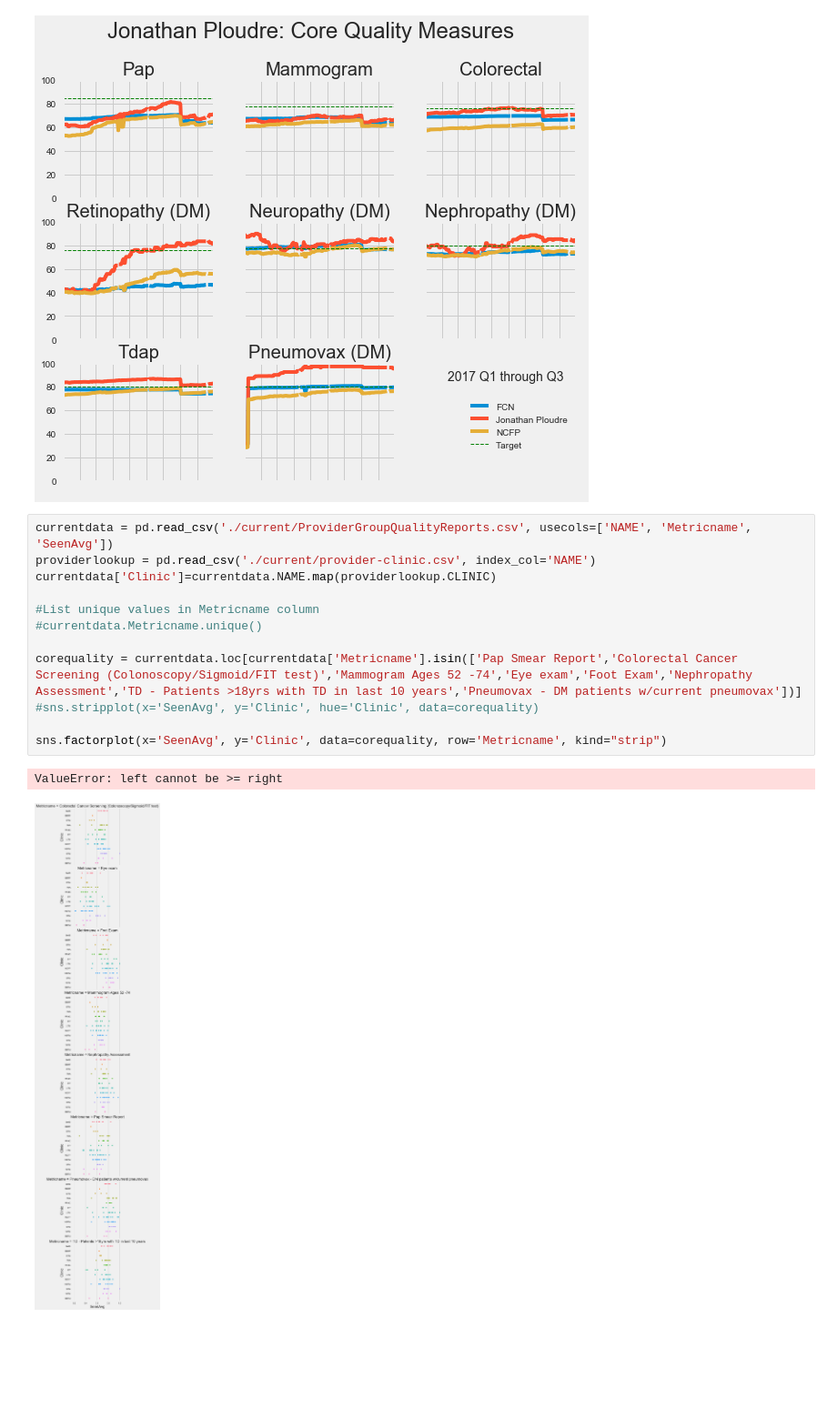
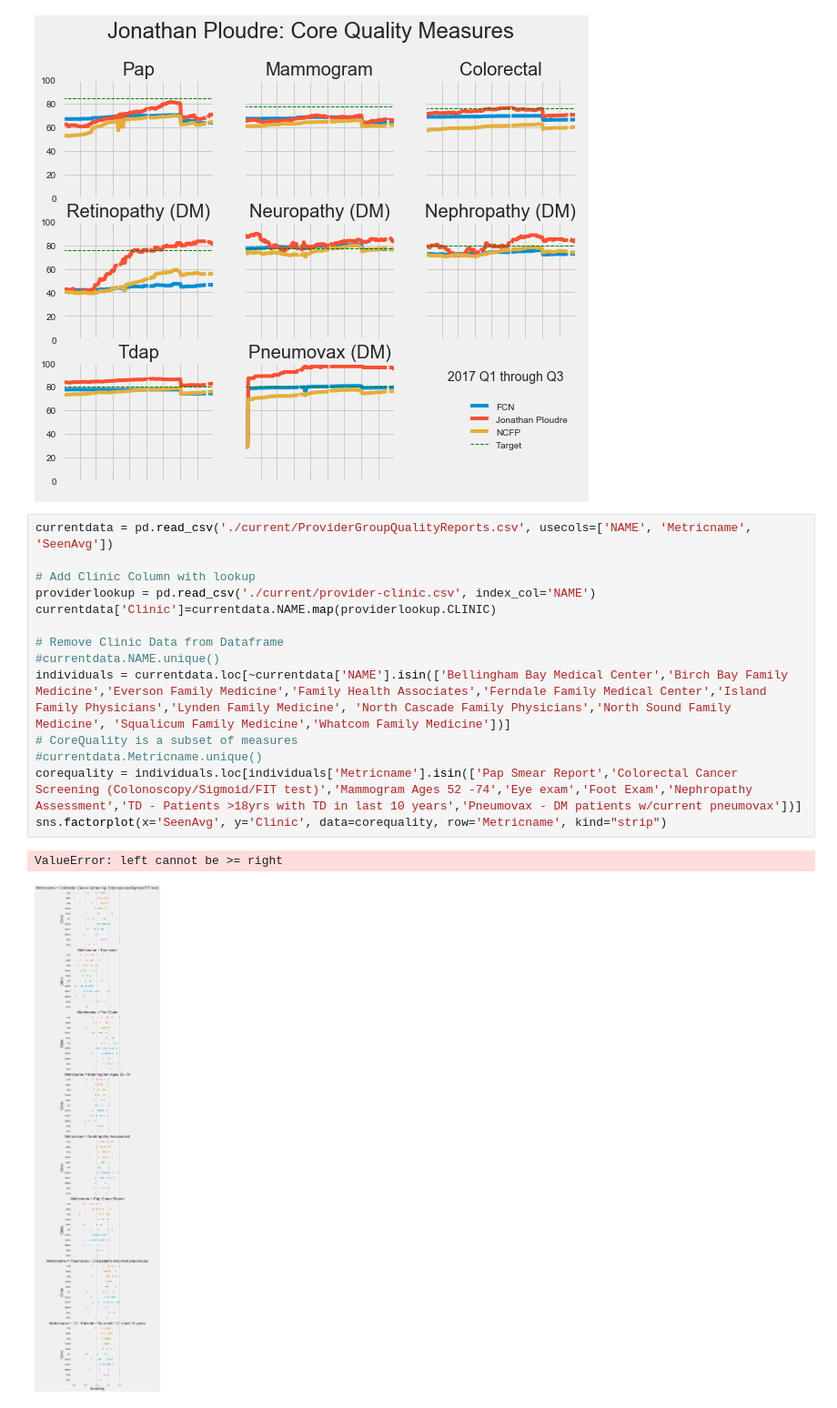
Before and after one commit to jploudre/Historical-Quality-Examples, a Jupyter notebook: FCN Core Quality Measure.ipynb, the cells around one changed output. Shown: that part at 91% size. Drawn from its saved outputs; the diff is of its cells as text; blank space fills up the shorter version.

Commit message:
Filter out Clinic Averages for Stripplot

```diff
--- a/FCN Core Quality Measure.ipynb
+++ b/FCN Core Quality Measure.ipynb
@@ -71,16 +71,18 @@ create_individual_core_quality_graphs("Jonathan_Ploudre", "NCFP")
 [figure]
 # %%
 currentdata = pd.read_csv('./current/ProviderGroupQualityReports.csv', usecols=['NAME', 'Metricname', 'SeenAvg'])
+
+# Add Clinic Column with lookup
 providerlookup = pd.read_csv('./current/provider-clinic.csv', index_col='NAME')
 currentdata['Clinic']=currentdata.NAME.map(providerlookup.CLINIC)
 
-#List unique values in Metricname column
+# Remove Clinic Data from Dataframe
+#currentdata.NAME.unique()
+individuals = currentdata.loc[~currentdata['NAME'].isin(['Bellingham Bay Medical Center','Birch Bay Family Medicine','Everson Family Medicine','Family Health Associates','Ferndale Family Medical Center','Island Family Physicians','Lynden Family Medicine', 'North Cascade Family Physicians','North Sound Family Medicine', 'Squalicum Family Medicine','Whatcom Family Medicine'])]
+# CoreQuality is a subset of measures
 #currentdata.Metricname.unique()
-
-corequality = currentdata.loc[currentdata['Metricname'].isin(['Pap Smear Report','Colorectal Cancer Screening (Colonoscopy/Sigmoid/FIT test)','Mammogram Ages 52 -74','Eye exam','Foot Exam','Nephropathy Assessment','TD - Patients >18yrs with TD in last 10 years','Pneumovax - DM patients w/current pneumovax'])]
-#sns.stripplot(x='SeenAvg', y='Clinic', hue='Clinic', data=corequality)
-
+corequality = individuals.loc[individuals['Metricname'].isin(['Pap Smear Report','Colorectal Cancer Screening (Colonoscopy/Sigmoid/FIT test)','Mammogram Ages 52 -74','Eye exam','Foot Exam','Nephropathy Assessment','TD - Patients >18yrs with TD in last 10 years','Pneumovax - DM patients w/current pneumovax'])]
 sns.factorplot(x='SeenAvg', y='Clinic', data=corequality, row='Metricname', kind="strip")
 # %% [output]
 ValueError: left cannot be >= right
-[figure, old version]
+[figure, new version]
```
